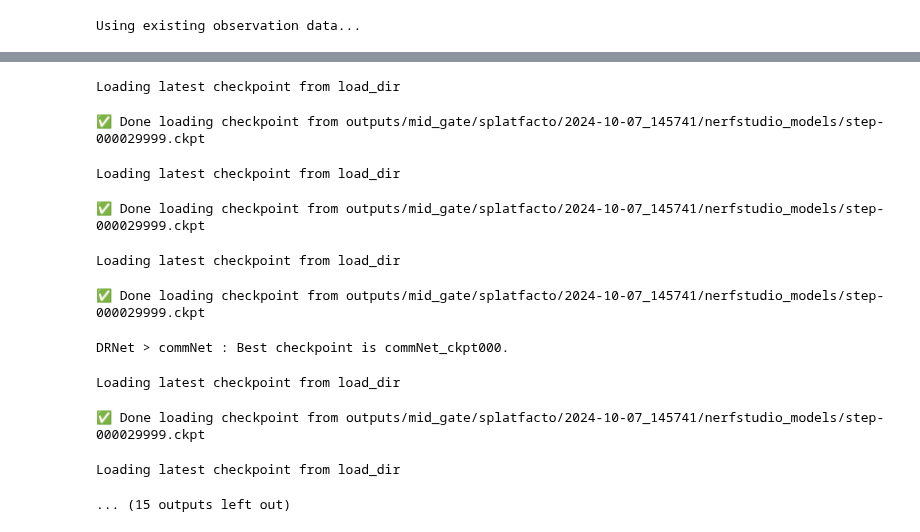
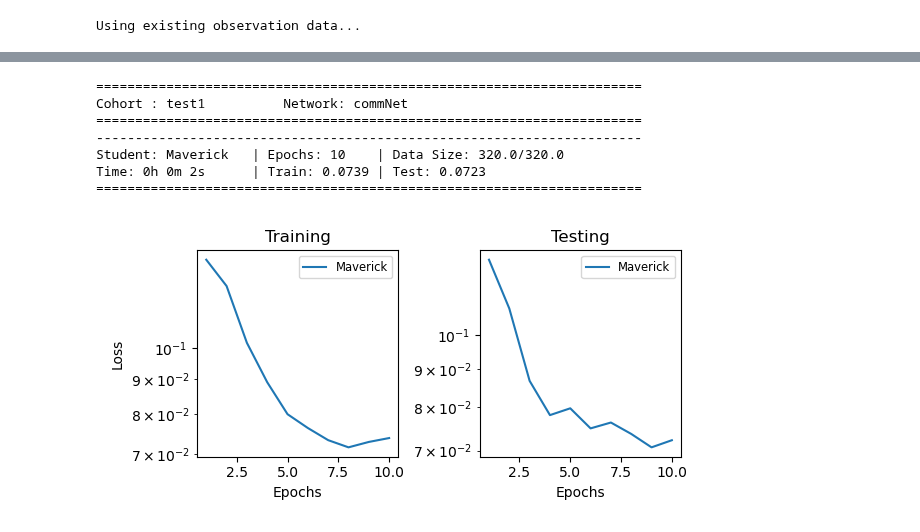
Before and after one commit to denisfliu/SousVide, a Jupyter notebook: notebooks/test1.ipynb, the cells around one changed output, grey strips where cells are left out. Saved outputs shown, nothing was run; the diff lists cells and outputs as text; code cells hidden in the pictures.

Commit message:
Intermediate save. Has working heatmaps. Turning into data generator. Figuring out cost still.

```diff
--- a/notebooks/test1.ipynb
+++ b/notebooks/test1.ipynb
@@ -19,26 +19,20 @@ import sousvide.flight.deploy_figs as df
 # %%
 cohort = "test1"
 
-data_method = "test1_data"
-eval_method = "test1_eval"
+data_method = "eval_single"
+eval_method = "eval_single"
 
 scene = "mid_gate"
 
 courses = [
-    "section1",
-    "section2",
-    "section3",
+    "traverse"
     ]
 
 roster = [
-    "DRNet",
-    "FHNet",
-    "MENet"
+    "Maverick"
     ]
 
-dep1 = (cohort,courses[0],scene,eval_method)
-dep2 = (cohort,courses[1],scene,eval_method)
-dep3 = (cohort,courses[2],scene,eval_method)
+deployment = (cohort,courses[0],scene,eval_method)
 # %%
 # Generate Rollouts
 rg.generate_rollout_data(cohort,courses,scene,data_method,Nro_ds=20)
@@ -48,10 +42,14 @@ ps.plot_rollout_data(cohort)
 # %%
 # Generate initial observation data sets
 og.generate_observation_data(cohort,roster)
+# %%
+# # Train the Policy
+tp.train_roster(cohort,roster,"histNet",10)
+
+pl.plot_losses(cohort,roster,"histNet",use_log=True)
 # %%
 # Train the Policy
-# tp.train_roster(cohort,roster,"commNet",100)
-tp.train_roster(cohort,roster,"commNet",100,deployment=dep3,lim_sv=50)
+tp.train_roster(cohort,roster,"commNet",10,lim_sv=50)
 
 pl.plot_losses(cohort,roster,"commNet",use_log=True)
 # %% [output]
@@ -60,11 +59,8 @@ Using existing observation data...
-Loading latest checkpoint from load_dir
+======================================================================
+Cohort : test1          Network: commNet
+======================================================================
+----------------------------------------------------------------------
+Student: Maverick   | Epochs: 10    | Data Size: 320.0/320.0
+Time: 0h 0m 2s      | Train: 0.0739 | Test: 0.0723
+======================================================================
-✅ Done loading checkpoint from outputs/mid_gate/splatfacto/2024-10-07_145741/nerfstudio_models/step-000029999.ckpt
-Loading latest checkpoint from load_dir
-✅ Done loading checkpoint from outputs/mid_gate/splatfacto/2024-10-07_145741/nerfstudio_models/step-000029999.ckpt
-Loading latest checkpoint from load_dir
-✅ Done loading checkpoint from outputs/mid_gate/splatfacto/2024-10-07_145741/nerfstudio_models/step-000029999.ckpt
-DRNet > commNet : Best checkpoint is commNet_ckpt000.
-Loading latest checkpoint from load_dir
-✅ Done loading checkpoint from outputs/mid_gate/splatfacto/2024-10-07_145741/nerfstudio_models/step-000029999.ckpt
-Loading latest checkpoint from load_dir
-... (15 outputs left out)
+[figure, added]
```
Also changed, not shown: parts of 5 cells of this notebook, 17 other files.
